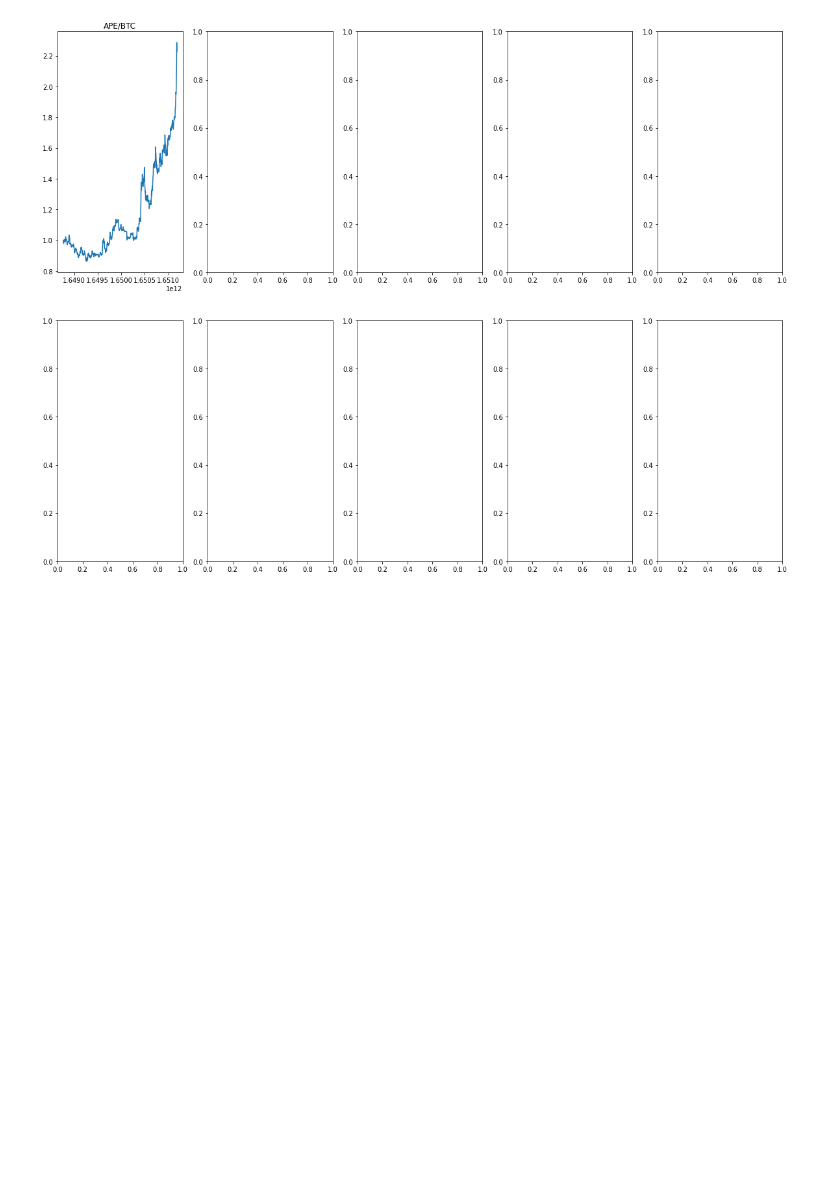
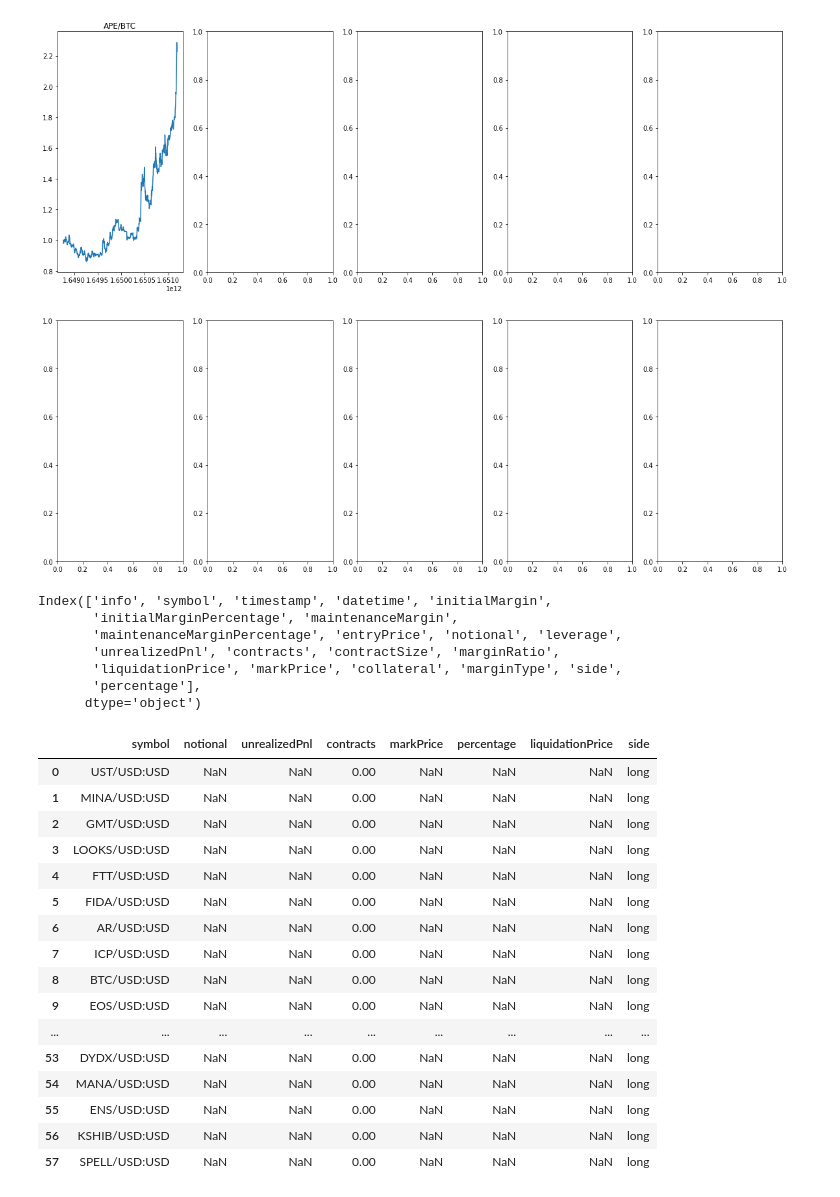
Before and after one commit to kGeee/zenith, a Jupyter notebook: testing.ipynb, the cells around one changed output. Drawn from its saved outputs; the diff is of its cells as text; code cells hidden in the pictures; blank space fills up the shorter version.

```diff
--- a/testing.ipynb
+++ b/testing.ipynb
@@ -18,3 +20,48 @@ a= compare("2022-04-01", "APE-PERP" , long=True)
 # %% [output]
 TypeError: analyze() takes 1 positional argument but 3 were given
 [figure]
+# %%
+import ccxt
+import numpy as np
+import pandas as pd
+import os
+from dotenv import load_dotenv
+load_dotenv()
+pd.options.plotting.backend = "plotly"
+ftx =  ccxt.ftx({
+                            'apiKey': os.getenv('API_KEY'),
+                            'secret': os.getenv('API_SECRET'),
+                        })
+
+positions = pd.DataFrame(ftx.fetch_positions())
+print(positions.columns)
+positions[['symbol','notional',
+           'unrealizedPnl','contracts',
+           'markPrice', 'percentage', 'liquidationPrice',
+           'side',
+          ]]
+# %% [output]
+Index(['info', 'symbol', 'timestamp', 'datetime', 'initialMargin',
+       'initialMarginPercentage', 'maintenanceMargin',
+       'maintenanceMarginPercentage', 'entryPrice', 'notional', 'leverage',
+       'unrealizedPnl', 'contracts', 'contractSize', 'marginRatio',
+       'liquidationPrice', 'markPrice', 'collateral', 'marginType', 'side',
+       'percentage'],
+      dtype='object')
+|  | symbol | notional | unrealizedPnl | contracts | markPrice | percentage | liquidationPrice | side |
+| 0 | UST/USD:USD | NaN | NaN | 0.00 | NaN | NaN | NaN | long |
+| 1 | MINA/USD:USD | NaN | NaN | 0.00 | NaN | NaN | NaN | long |
+| 2 | GMT/USD:USD | NaN | NaN | 0.00 | NaN | NaN | NaN | long |
+| 3 | LOOKS/USD:USD | NaN | NaN | 0.00 | NaN | NaN | NaN | long |
+| 4 | FTT/USD:USD | NaN | NaN | 0.00 | NaN | NaN | NaN | long |
+| 5 | FIDA/USD:USD | NaN | NaN | 0.00 | NaN | NaN | NaN | long |
+| 6 | AR/USD:USD | NaN | NaN | 0.00 | NaN | NaN | NaN | long |
+| 7 | ICP/USD:USD | NaN | NaN | 0.00 | NaN | NaN | NaN | long |
+| 8 | BTC/USD:USD | NaN | NaN | 0.00 | NaN | NaN | NaN | long |
+| 9 | EOS/USD:USD | NaN | NaN | 0.00 | NaN | NaN | NaN | long |
+| ... | ... | ... | ... | ... | ... | ... | ... | ... |
+| 53 | DYDX/USD:USD | NaN | NaN | 0.00 | NaN | NaN | NaN | long |
+| 54 | MANA/USD:USD | NaN | NaN | 0.00 | NaN | NaN | NaN | long |
+| 55 | ENS/USD:USD | NaN | NaN | 0.00 | NaN | NaN | NaN | long |
+| 56 | KSHIB/USD:USD | NaN | NaN | 0.00 | NaN | NaN | NaN | long |
+| 57 | SPELL/USD:USD | NaN | NaN | 0.00 | NaN | NaN | NaN | long |
```
Also changed, not shown: parts of 7 cells of this notebook, 29 other files.
